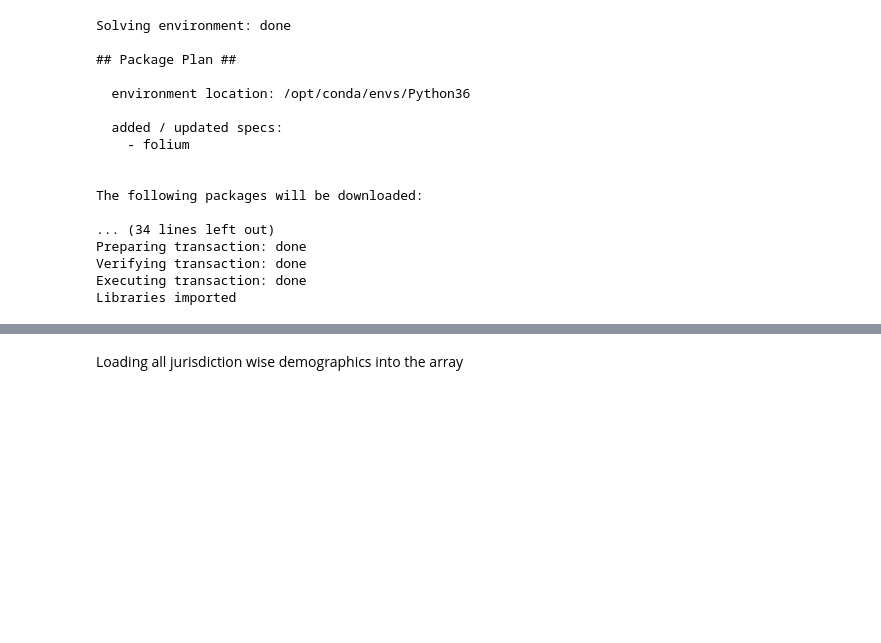
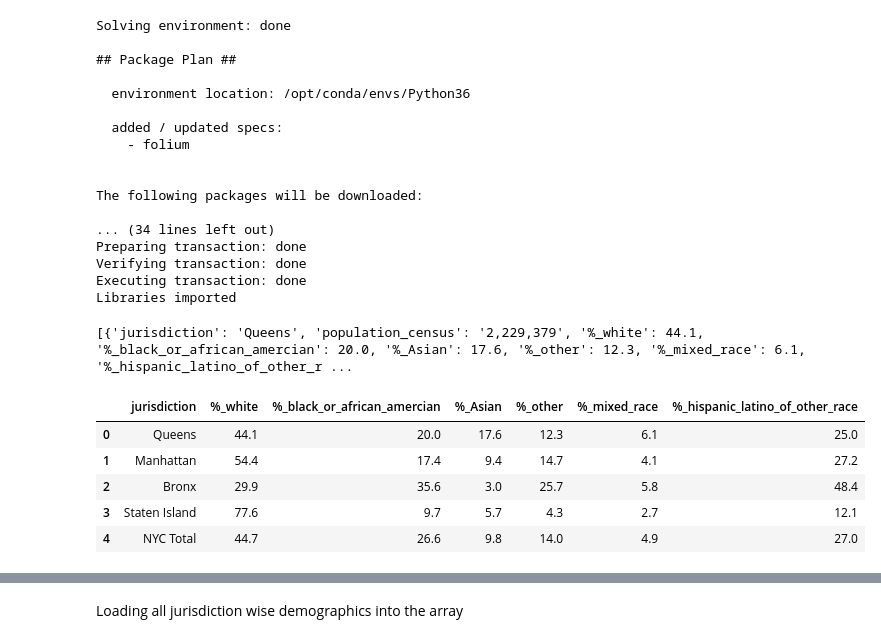
Before and after one commit to sakthi2407/Coursera_Capstone, a Jupyter notebook: Capstone_Final Project_Week 2.ipynb, the cells around one changed output, grey strips where cells are left out. Drawn from its saved outputs; the diff is of its cells as text; code cells hidden in the pictures; blank space fills up the shorter version.

```diff
--- a/Capstone_Final Project_Week 2.ipynb
+++ b/Capstone_Final Project_Week 2.ipynb
@@ -70,3 +70,39 @@ Preparing transaction: done
 Verifying transaction: done
 Executing transaction: done
 Libraries imported
+# %%
+Demo_obj = requests.get('https://en.wikipedia.org/wiki/Demographics_of_New_York_City').text
+soup = BeautifulSoup(Demo_obj,'lxml')
+NYC_Demo_Table = soup.select_one('.wikitable:nth-of-type(5)') #use css selector to target correct table.
+
+jurisdictions = []
+rows = NYC_Demo_Table.select("tbody > tr")[3:8]
+for row in rows:
+    jurisdiction = {}
+    tds = row.select('td')
+    jurisdiction["jurisdiction"] = tds[0].text.strip()
+    jurisdiction["population_census"] = tds[1].text.strip()
+    jurisdiction["%_white"] = float(tds[2].text.strip().replace(",",""))
+    jurisdiction["%_black_or_african_amercian"] = float(tds[3].text.strip().replace(",",""))
+    jurisdiction["%_Asian"] = float(tds[4].text.strip().replace(",",""))
+    jurisdiction["%_other"] = float(tds[5].text.strip().replace(",",""))
+    jurisdiction["%_mixed_race"] = float(tds[6].text.strip().replace(",",""))
+    jurisdiction["%_hispanic_latino_of_other_race"] = float(tds[7].text.strip().replace(",",""))
+    jurisdiction["%_catholic"] = float(tds[10].text.strip().replace(",",""))
+    jurisdiction["%_jewish"] = float(tds[12].text.strip().replace(",",""))
+    jurisdictions.append(jurisdiction)
+
+print(jurisdictions)
+# %% [output]
+[{'jurisdiction': 'Queens', 'population_census': '2,229,379', '%_white': 44.1, '%_black_or_african_amercian': 20.0, '%_Asian': 17.6, '%_other': 12.3, '%_mixed_race': 6.1, '%_hispanic_latino_of_other_r ...
+# %%
+
+df = pd.DataFrame(jurisdictions, columns=["jurisdiction","%_white", "%_black_or_african_amercian", "%_Asian", "%_other", "%_mixed_race", "%_hispanic_latino_of_other_race"])
+df.head()
+# %% [output]
+|  | jurisdiction | %_white | %_black_or_african_amercian | %_Asian | %_other | %_mixed_race | %_hispanic_latino_of_other_race |
+| 0 | Queens | 44.1 | 20.0 | 17.6 | 12.3 | 6.1 | 25.0 |
+| 1 | Manhattan | 54.4 | 17.4 | 9.4 | 14.7 | 4.1 | 27.2 |
+| 2 | Bronx | 29.9 | 35.6 | 3.0 | 25.7 | 5.8 | 48.4 |
+| 3 | Staten Island | 77.6 | 9.7 | 5.7 | 4.3 | 2.7 | 12.1 |
+| 4 | NYC Total | 44.7 | 26.6 | 9.8 | 14.0 | 4.9 | 27.0 |
```
Also changed, not shown: parts of 1 cell of this notebook.
